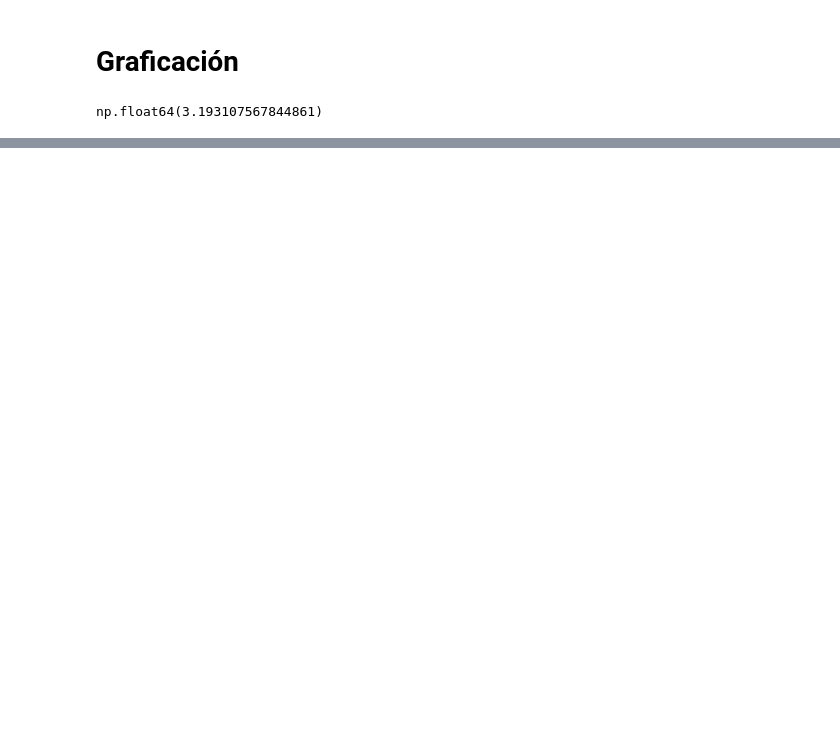
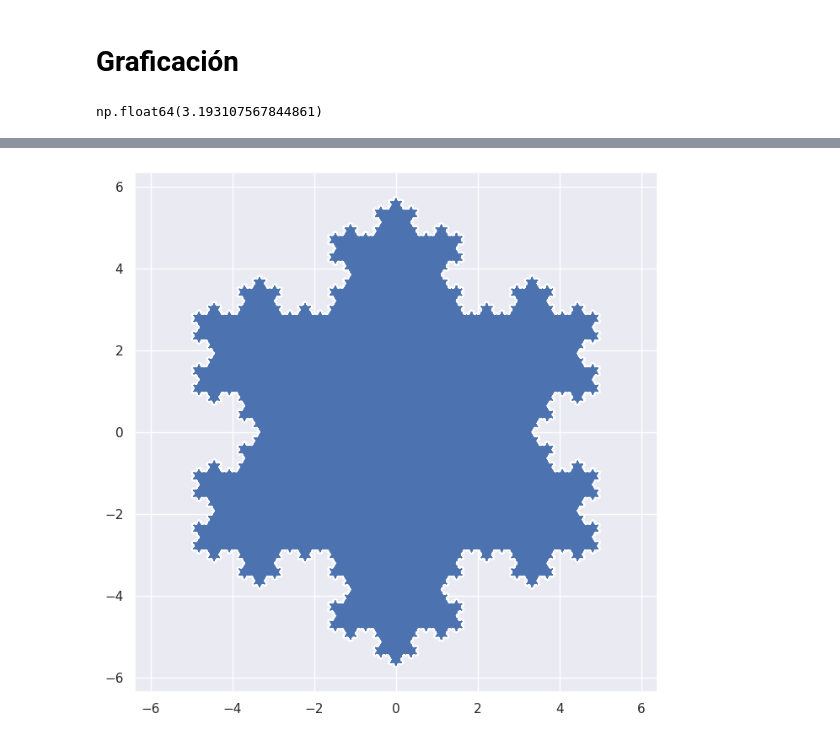
Before and after one commit to tri-ntropy/python.course.intensive, a Jupyter notebook: Notas de la clase/Bloque 4 - Graficación.ipynb, the cells around one changed output, grey strips where cells are left out. Drawn from its saved outputs; the diff is of its cells as text; code cells hidden in the pictures; blank space fills up the shorter version.

```diff
--- a/Notas de la clase/Bloque 4 - Graficación.ipynb
+++ b/Notas de la clase/Bloque 4 - Graficación.ipynb
@@ -43,0 +77,43 @@ scatter_hist(x, y, axs['scatter'], axs['histx'], axs['histy'])
+# %%
+def koch_snowflake(order, scale=10):
+    """
+    Return two lists x, y of point coordinates of the Koch snowflake.
+
+    Parameters
+    ----------
+    order : int
+        The recursion depth.
+    scale : float
+        The extent of the snowflake (edge length of the base triangle).
+    """
+    def _koch_snowflake_complex(order):
+        if order == 0:
+            # initial triangle
+            angles = np.array([0, 120, 240]) + 90
+            return scale / np.sqrt(3) * np.exp(np.deg2rad(angles) * 1j)
+        else:
+            ZR = 0.5 - 0.5j * np.sqrt(3) / 3
+
+            p1 = _koch_snowflake_complex(order - 1)  # start points
+            p2 = np.roll(p1, shift=-1)  # end points
+            dp = p2 - p1  # connection vectors
+
+            new_points = np.empty(len(p1) * 4, dtype=np.complex128)
+            new_points[::4] = p1
+            new_points[1::4] = p1 + dp / 3
+            new_points[2::4] = p1 + dp * ZR
+            new_points[3::4] = p1 + dp / 3 * 2
+            return new_points
+
+    points = _koch_snowflake_complex(order)
+    x, y = points.real, points.imag
+    return x, y
+# %%
+x, y = koch_snowflake(order=8)
+
+plt.figure(figsize=(8, 8))
+plt.axis('equal')
+plt.fill(x, y)
+plt.show()
+# %% [output]
+[figure, added]
```
Also changed, not shown: parts of 11 cells of this notebook, 3 other files.
